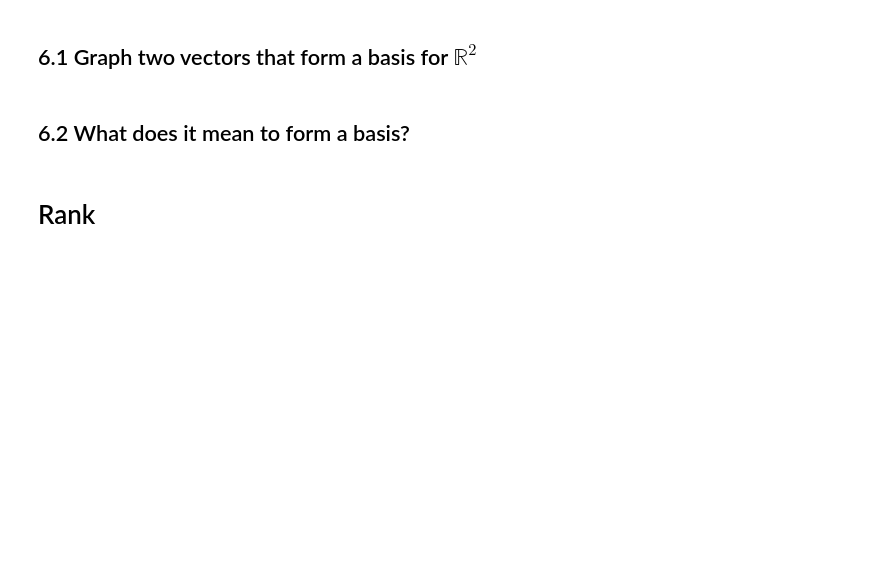
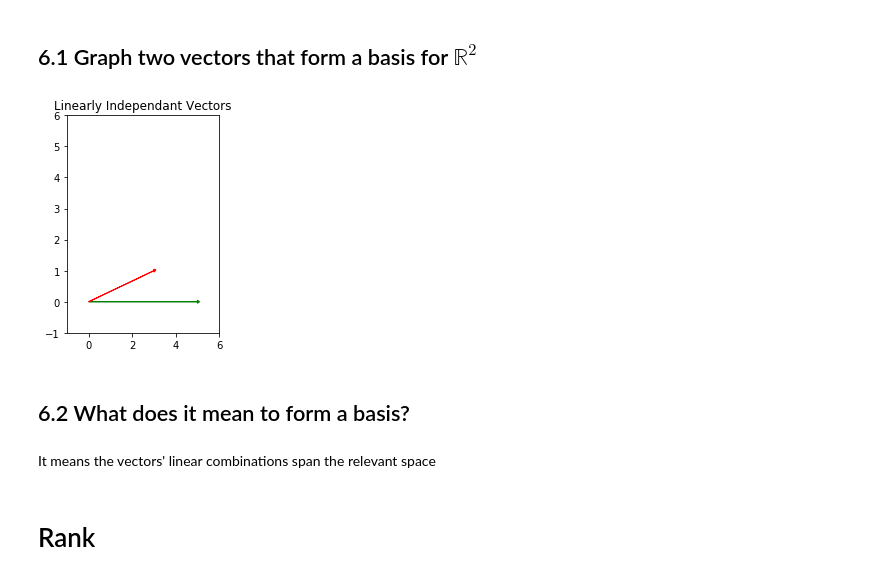
Before and after one commit to AdrianduPlessis/DS-Unit-1-Sprint-4-Linear-Algebra, a Jupyter notebook: module2-intermediate-linear-algebra/Intermediate_Linear_Algebra_Assignment.ipynb, the cells around one changed output. Saved outputs shown, nothing was run; the diff lists cells and outputs as text; code cells hidden in the pictures; blank space fills up the shorter version.

```diff
--- a/module2-intermediate-linear-algebra/Intermediate_Linear_Algebra_Assignment.ipynb
+++ b/module2-intermediate-linear-algebra/Intermediate_Linear_Algebra_Assignment.ipynb
@@ -264,8 +264,21 @@ $\mathbb{R}^{3}$
 # Basis
 # %% [markdown]
 ## 6.1 Graph two vectors that form a basis for $\mathbb{R}^2$
+# %%
+#Plot Linearly Independant Vectors
+plt.subplot(1,2,1)
+plt.arrow(0,0, 5, 0, head_width=0.1, head_length=0.1, color='green')
+plt.arrow(0,0, 3, 1, head_width=0.1, head_length=0.1, color='red')
+plt.xlim(-1, 6)
+plt.ylim(-1, 6)
+plt.title("Linearly Independant Vectors")
+plt.show()
+# %% [output]
+[figure, added]
 # %% [markdown]
 ## 6.2 What does it mean to form a basis?
+# %% [markdown]
+It means the vectors' linear combinations span the relevant space
 # %% [markdown]
 # Rank
 # %% [markdown]
```
Also changed, not shown: parts of 5 cells of this notebook.
